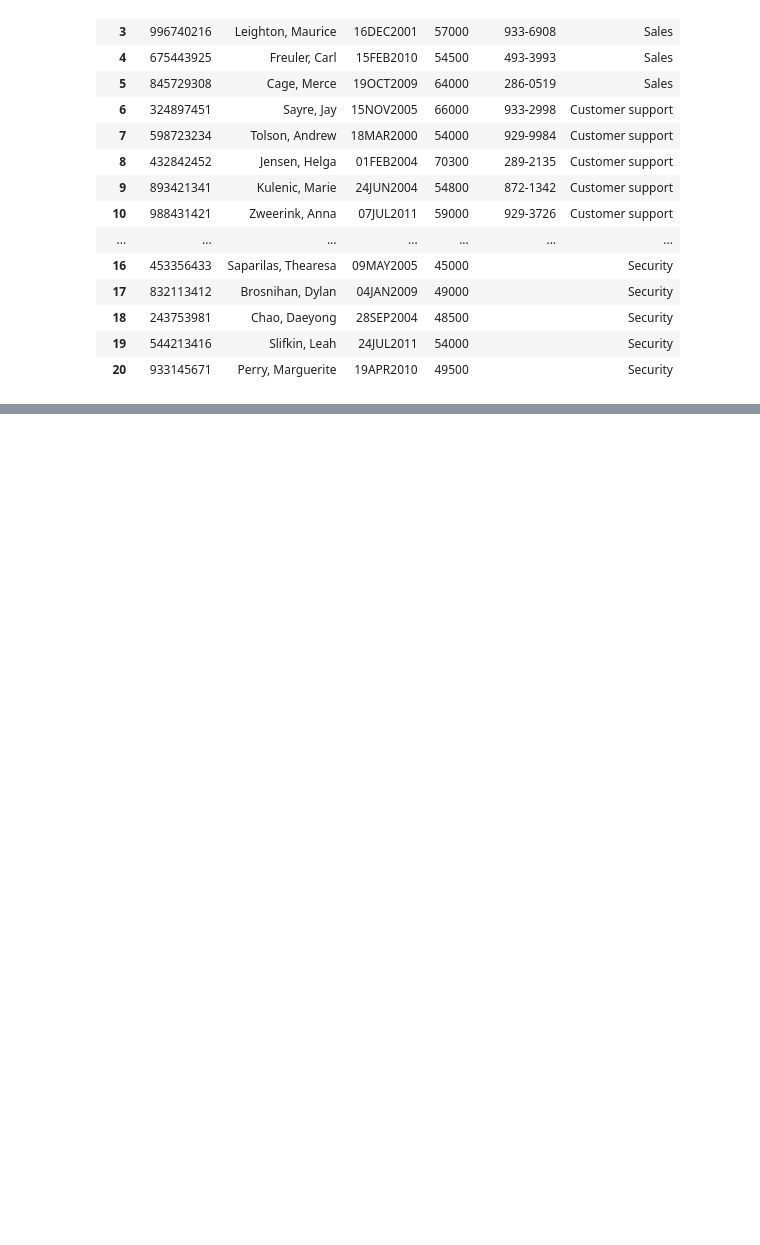
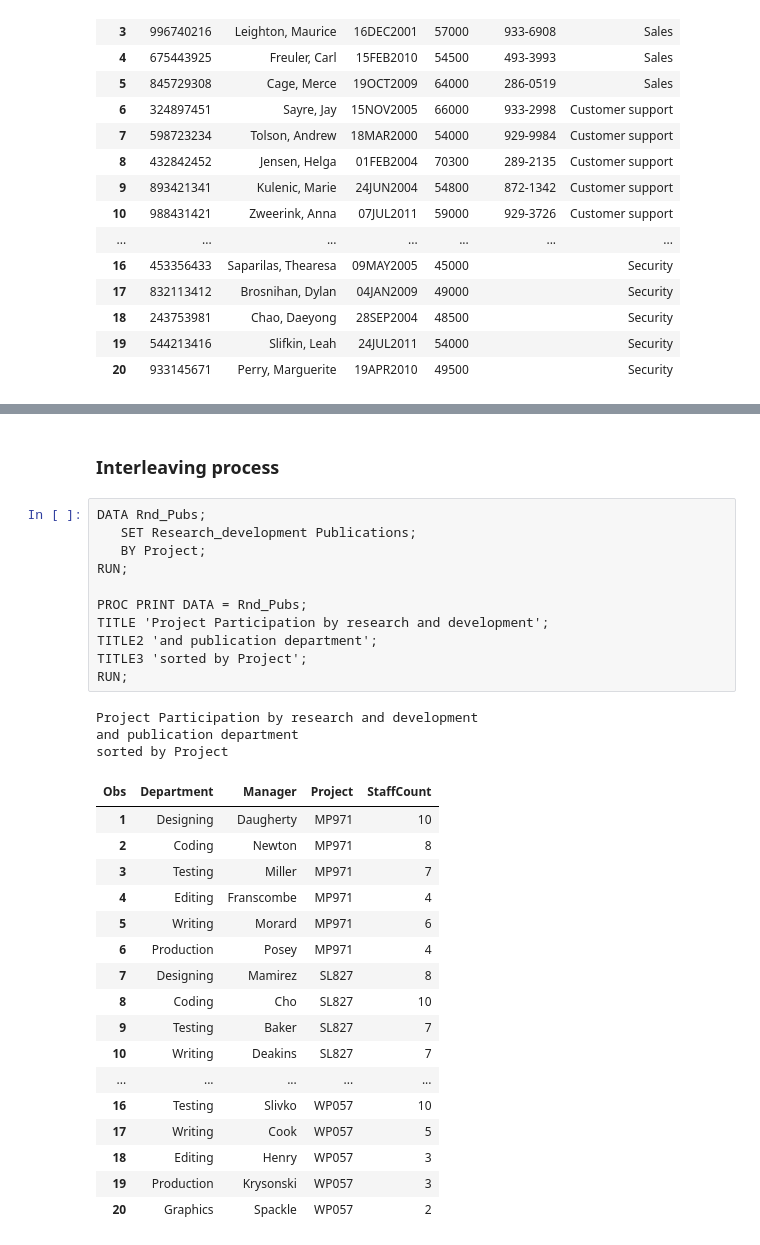
Before and after one commit to rathapech/Combining_data_in_SAS, a Jupyter notebook: Combining_data.ipynb, the cells around one changed output, grey strips where cells are left out. Drawn from its saved outputs; the diff is of its cells as text; blank space fills up the shorter version.

```diff
--- a/Combining_data.ipynb
+++ b/Combining_data.ipynb
@@ -472,0 +548,34 @@ A
+# %% [markdown]
+### Interleaving process
+# %%
+DATA Rnd_Pubs;
+   SET Research_development Publications;
+   BY Project;
+RUN;
+
+PROC PRINT DATA = Rnd_Pubs;
+TITLE 'Project Participation by research and development';
+TITLE2 'and publication department';
+TITLE3 'sorted by Project';
+RUN;
+# %% [output]
+Project Participation by research and development
+and publication department
+sorted by Project
+| Obs | Department | Manager | Project | StaffCount |
+| 1 | Designing | Daugherty | MP971 | 10 |
+| 2 | Coding | Newton | MP971 | 8 |
+| 3 | Testing | Miller | MP971 | 7 |
+| 4 | Editing | Franscombe | MP971 | 4 |
+| 5 | Writing | Morard | MP971 | 6 |
+| 6 | Production | Posey | MP971 | 4 |
+| 7 | Designing | Mamirez | SL827 | 8 |
+| 8 | Coding | Cho | SL827 | 10 |
+| 9 | Testing | Baker | SL827 | 7 |
+| 10 | Writing | Deakins | SL827 | 7 |
+| ... | ... | ... | ... | ... |
+| 16 | Testing | Slivko | WP057 | 10 |
+| 17 | Writing | Cook | WP057 | 5 |
+| 18 | Editing | Henry | WP057 | 3 |
+| 19 | Production | Krysonski | WP057 | 3 |
+| 20 | Graphics | Spackle | WP057 | 2 |
```
Also changed, not shown: parts of 32 cells of this notebook.
